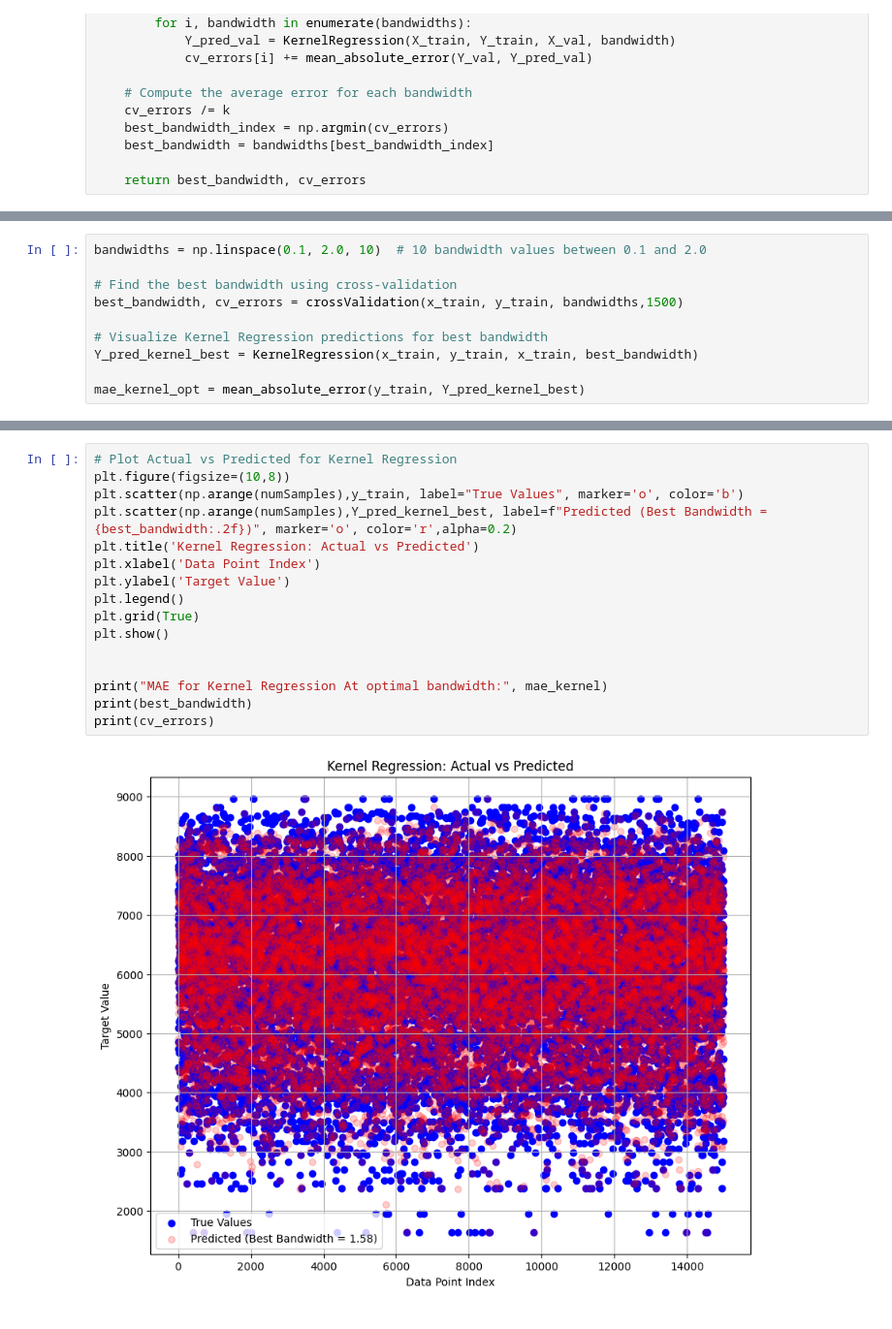
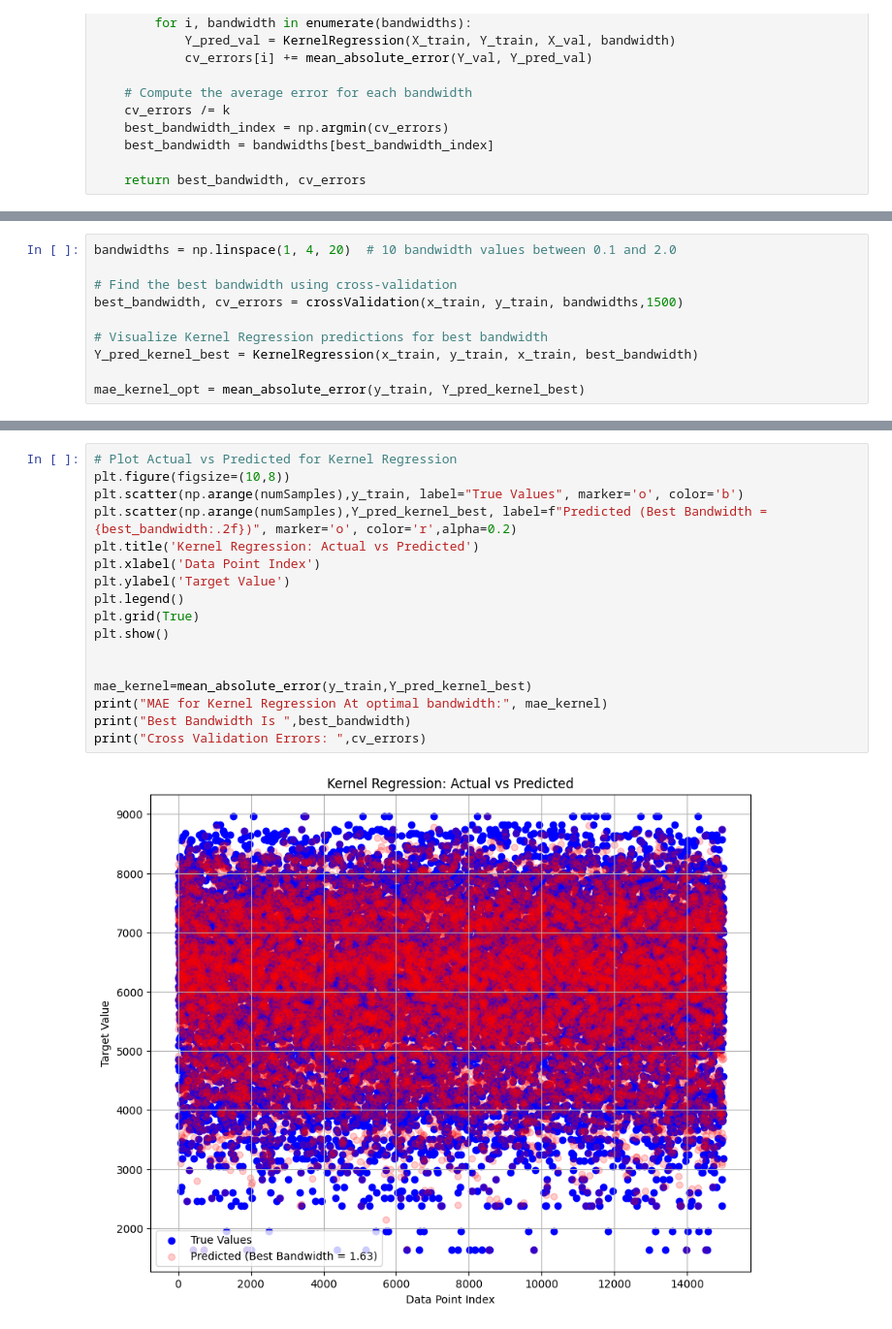
Before and after one commit to aditisingh1053/DAI_assignment, a Jupyter notebook: assignment-3/5/5.ipynb, the cells around one changed output, grey strips where cells are left out. Shown at 97% size. Cells and saved outputs as stored; diff of their text form.

```diff
--- a/assignment-3/5/5.ipynb
+++ b/assignment-3/5/5.ipynb
@@ -146,5 +167,5 @@ def crossValidation(X,Y,bandwidths,k=1500):
 # %%
-bandwidths = np.linspace(0.1, 2.0, 10)  # 10 bandwidth values between 0.1 and 2.0
+bandwidths = np.linspace(1, 4, 20)  # 10 bandwidth values between 0.1 and 2.0
 
 # Find the best bandwidth using cross-validation
 best_bandwidth, cv_errors = crossValidation(x_train, y_train, bandwidths,1500)
@@ -158,18 +211,19 @@ MAE for Kernel Regression At optimal bandwidth: 161.35104670556908
 # %%
 # Plot Actual vs Predicted for Kernel Regression
 plt.figure(figsize=(10,8))
 plt.scatter(np.arange(numSamples),y_train, label="True Values", marker='o', color='b')
 plt.scatter(np.arange(numSamples),Y_pred_kernel_best, label=f"Predicted (Best Bandwidth = {best_bandwidth:.2f})", marker='o', color='r',alpha=0.2)
 plt.title('Kernel Regression: Actual vs Predicted')
 plt.xlabel('Data Point Index')
 plt.ylabel('Target Value')
 plt.legend()
 plt.grid(True)
 plt.show()
 
 
+mae_kernel=mean_absolute_error(y_train,Y_pred_kernel_best)
 print("MAE for Kernel Regression At optimal bandwidth:", mae_kernel)
-print(best_bandwidth)
-print(cv_errors)
+print("Best Bandwidth Is ",best_bandwidth)
+print("Cross Validation Errors: ",cv_errors)
 # %% [output]
-[figure, old version]
+[figure, new version]
```
Also changed, not shown: parts of 10 cells of this notebook, 7 other files.
